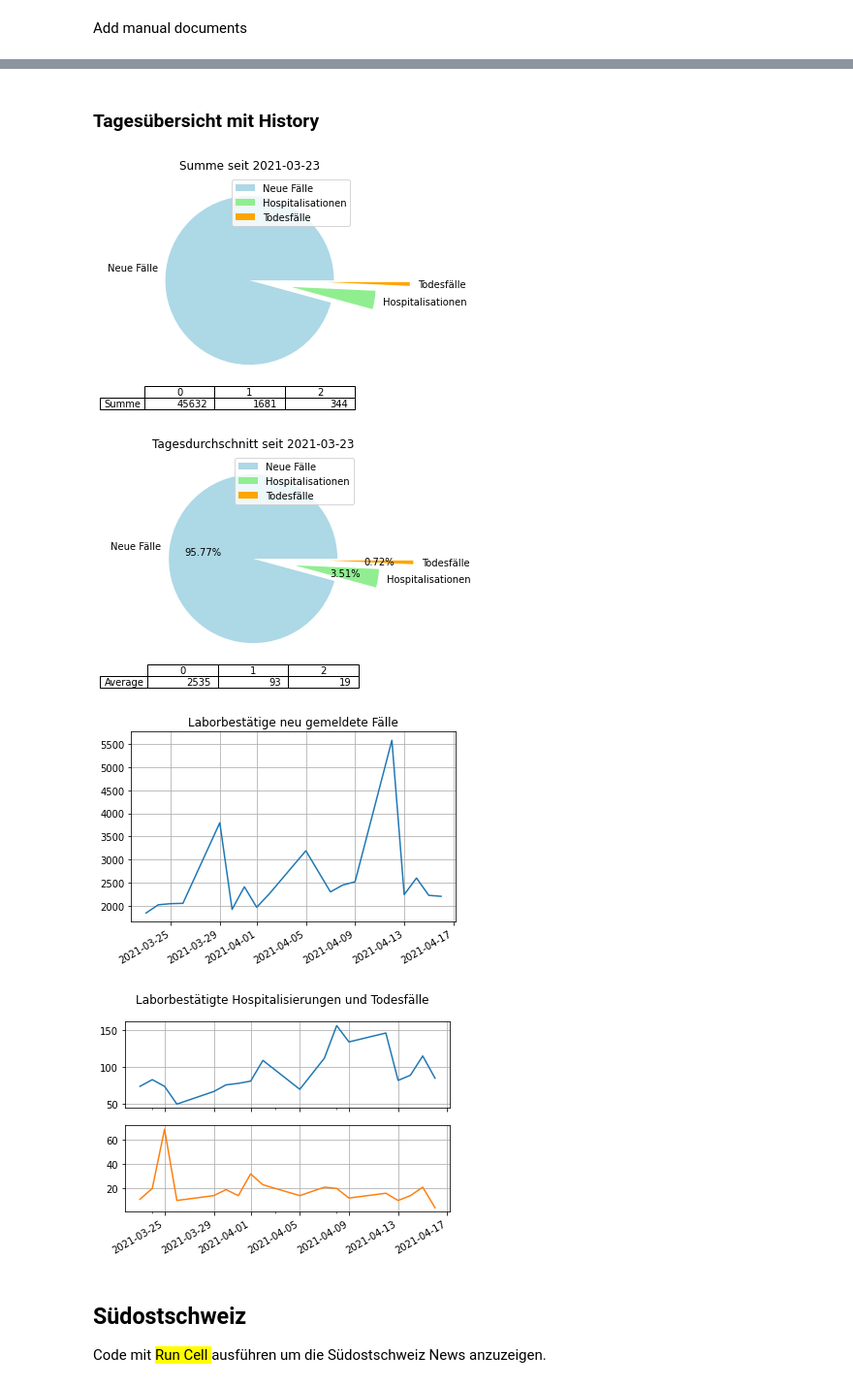
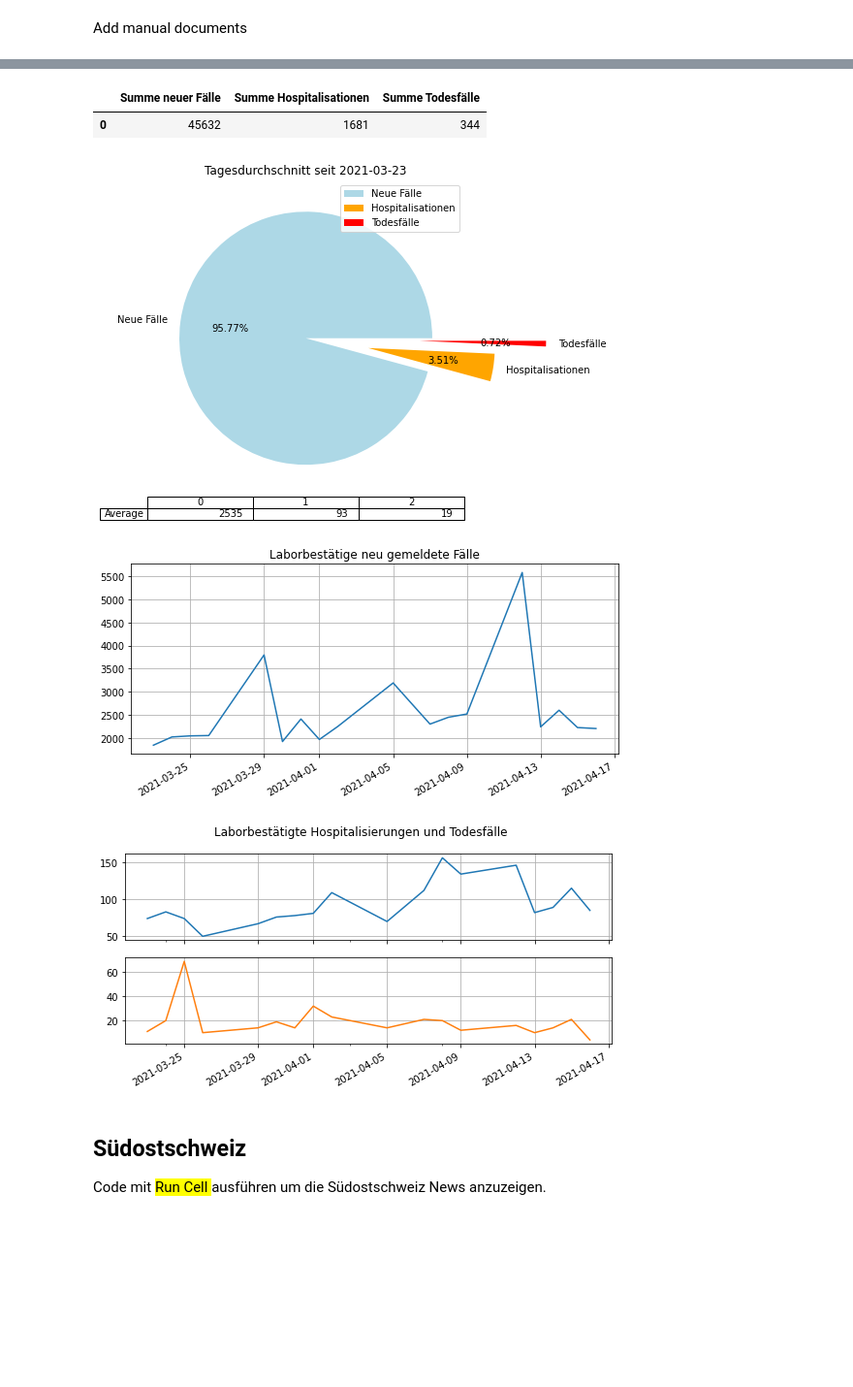
Before and after one commit to tinuwalther/Jupyter-Notebooks, a Jupyter notebook: python/News-Reader.ipynb, the cells around one changed output, grey strips where cells are left out. Shown at 97% size. Saved outputs shown, nothing was run; the diff lists cells and outputs as text; code cells hidden in the pictures; blank space fills up the shorter version.

Commit message:
Update charts and table

```diff
--- a/python/News-Reader.ipynb
+++ b/python/News-Reader.ipynb
@@ -385,48 +394,44 @@ df.tail(5)
-# %% [markdown]
-### Tagesübersicht mit History
 # %%
 # Out charts
 import re
 import matplotlib.pyplot as plt
 
 count_of_datum   = df.Datum.count()
 first_value      = str(re.findall('\d{4}\-\d{2}\-\d{2}', str(df.Datum.values[0]))[0])
 plot_colors=['lightblue', 'orange','red']
 
 sum_of_swiss_people = 8655118
 sum_of_new_cases = int(df['Neue Fälle'].sum())
 sum_of_new_hosp  = int(df['Hospitalisationen'].sum())
 sum_of_new_dead  = int(df['Todesfälle'].sum())
-sum_pie_dict = {
-    'Name'   :['Neue Fälle','Hospitalisationen','Todesfälle'],
-    'Summe'  :[sum_of_new_cases,sum_of_new_hosp,sum_of_new_dead]
-}
-sum_pie_df = pd.DataFrame(data=sum_pie_dict)
-sum_pie_explode=(0,0.5,0.9)
-sum_pie_df.plot.pie(title=f"Summe seit {first_value}", ylabel="", y='Summe', labels=sum_pie_dict['Name'], table=True, colors=plot_colors, explode=sum_pie_explode, figsize=(6,6))
 
-avg_of_new_cases = int(sum_of_new / count_of_datum)
+sum_of_data    = [{'Summe neuer Fälle' : sum_of_new_cases,'Summe Hospitalisationen' : sum_of_new_hosp,'Summe Todesfälle' : sum_of_new_dead}]
+sum_of_table   = pd.DataFrame(sum_of_data)
+display(sum_of_table)
+
+avg_of_new_cases = int(sum_of_new_cases / count_of_datum)
 avg_of_new_hosp  = int(sum_of_new_hosp / count_of_datum)
 avg_of_new_dead  = int(sum_of_new_dead / count_of_datum)
 avg_pie_dict = {
     'Name'   :['Neue Fälle','Hospitalisationen','Todesfälle'],
     'Average':[avg_of_new_cases,avg_of_new_hosp,avg_of_new_dead]
 }
 avg_pie_df = pd.DataFrame(data=avg_pie_dict)
 avg_pie_explode=(0,0.5,0.9)
 avg_pie_df.plot.pie(title=f"Tagesdurchschnitt seit {first_value}", ylabel="", y='Average', labels=avg_pie_dict['Name'], table=True, autopct='%1.2f%%', colors=plot_colors, explode=avg_pie_explode, figsize=(6,6))
 
 df = pd.DataFrame(result)
 # Print data frame set as line chart
-df.plot.line(x="Datum", xlabel="", ylabel="", y=["Neue Fälle"], title="Laborbestätige neu gemeldete Fälle", grid=True, legend=False)
-df.plot.line(subplots=True, xlabel="", ylabel="", x="Datum", y=["Hospitalisationen","Todesfälle"], title="Laborbestätigte Hospitalisierungen und Todesfälle", grid=True, legend=False)
+df.plot.line(x="Datum", xlabel="", ylabel="", y=["Neue Fälle"], title="Laborbestätige neu gemeldete Fälle", grid=True, legend=False, figsize=(9,4))
+df.plot.line(subplots=True, xlabel="", ylabel="", x="Datum", y=["Hospitalisationen","Todesfälle"], title="Laborbestätigte Hospitalisierungen und Todesfälle", grid=True, legend=False, figsize=(9,4))
 
 print("")
 # %% [output]
+|  | Summe neuer Fälle | Summe Hospitalisationen | Summe Todesfälle |
+| 0 | 45632 | 1681 | 344 |
-[figure, old version]
+[figure, new version]
-[figure, old version]
+[figure, new version]
-[figure, old version]
+[figure, new version]
-[figure, removed]
 # %% [markdown]
 ## Südostschweiz
 Code  mit <mark> Run Cell </mark> ausführen um die Südostschweiz News anzuzeigen.
```
Also changed, not shown: parts of 2 cells of this notebook.
